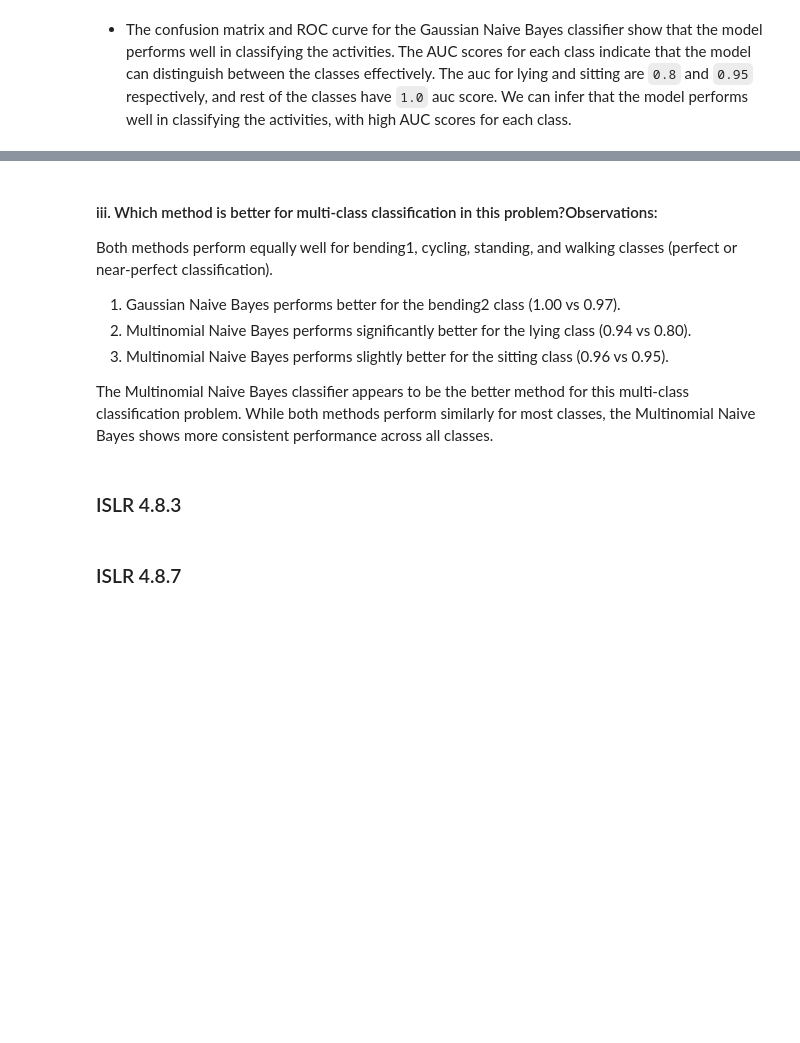
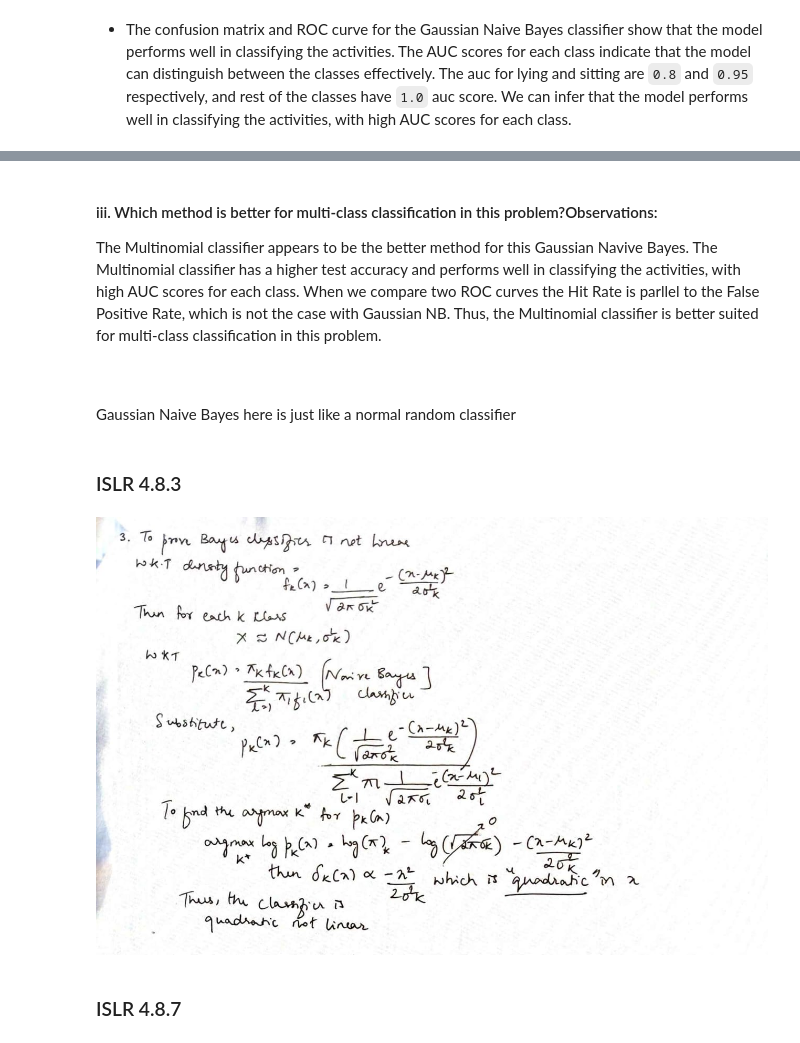
Before and after one commit to Hit07/human-activity-recognition-ml, a Jupyter notebook: Notebook/HW4.ipynb, the cells around one changed output, grey strips where cells are left out. Drawn from its saved outputs; the diff is of its cells as text; code cells hidden in the pictures; blank space fills up the shorter version.

```diff
--- a/Notebook/HW4.ipynb
+++ b/Notebook/HW4.ipynb
@@ -1210,14 +1203,15 @@ plt.show()
 # %% [markdown]
 #### iii. Which method is better for multi-class classification in this problem?Observations:
+The Multinomial classifier appears to be the better method for this Gaussian Navive Bayes. The Multinomial classifier has a higher test accuracy and performs well in classifying the activities, with high AUC scores for each class. When we compare two ROC curves the Hit Rate is parllel to the False Positive Rate, which is not the case with Gaussian NB. Thus, the Multinomial classifier is better suited for multi-class classification in this problem.
 
-Both methods perform equally well for bending1, cycling, standing, and walking classes (perfect or near-perfect classification).
-1. Gaussian Naive Bayes performs better for the bending2 class (1.00 vs 0.97).
-2. Multinomial Naive Bayes performs significantly better for the lying class (0.94 vs 0.80).
-3. Multinomial Naive Bayes performs slightly better for the sitting class (0.96 vs 0.95).
-
-The Multinomial Naive Bayes classifier appears to be the better method for this multi-class classification problem. While both methods perform similarly for most classes, the Multinomial Naive Bayes shows more consistent performance across all classes.
+<br> <br> Gaussian Naive Bayes here is just like a normal random classifier
 # %% [markdown]
 ### ISLR 4.8.3
+# %%
+from IPython.display import Image
+display (Image(filename="../Q3.jpg"))
+# %% [output]
+[figure, added]
 # %% [markdown]
 ### ISLR 4.8.7
 # %%
```
Also changed, not shown: parts of 11 cells of this notebook, 2 other files.
